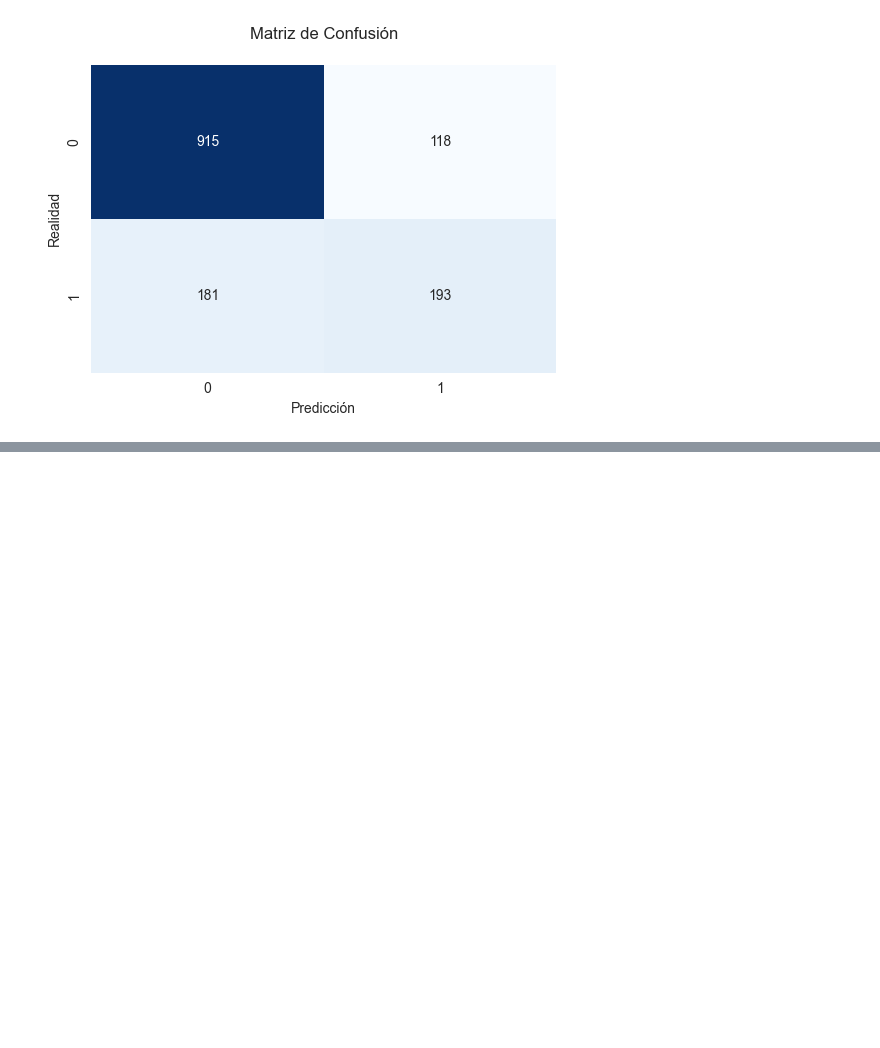
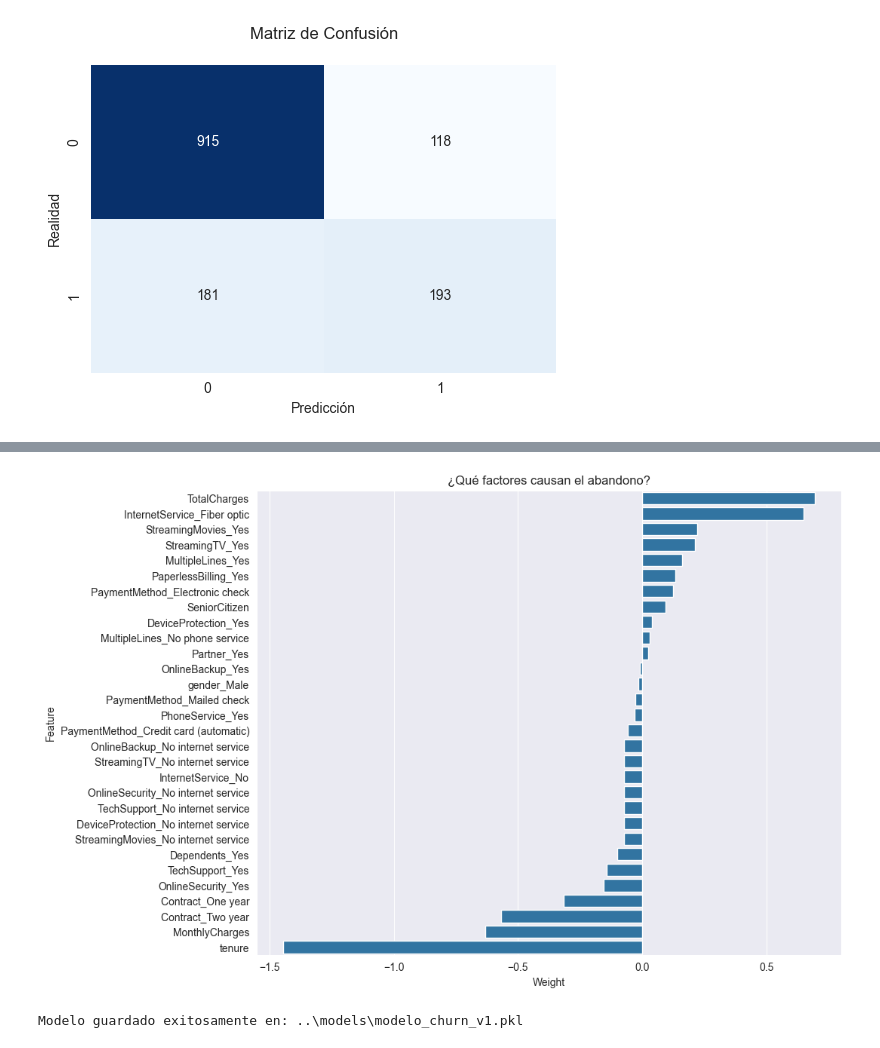
Before and after one commit to LordAguaKate/Customer-Churn-Prediction, a Jupyter notebook: notebooks/0.3-jrm-modelado.ipynb, the cells around one changed output, grey strips where cells are left out. Cells and saved outputs as stored; diff of their text form; code cells hidden in the pictures; blank space fills up the shorter version.

Commit message:
Modelo de entrenamiento completo

```diff
--- a/notebooks/0.3-jrm-modelado.ipynb
+++ b/notebooks/0.3-jrm-modelado.ipynb
@@ -120,4 +121,6 @@ plt.show()
 # %% [output]
 [figure]
 # %%
-coefficients = pipeline.named_steps['model'].coef_
+# Obtener nombres de columnas y coeficientes
+weights = pipeline.named_steps['model'].coef_[0]
+features = X.columns
@@ -124,2 +153,3 @@ coefficients = pipeline.named_steps['model'].coef_
 # %%
-coefficients
+feature_importance = pd.DataFrame({'Feature': features, 'Weight': weights})
+feature_importance = feature_importance.sort_values(by='Weight', ascending=False)
@@ -132,0 +191,16 @@ array([[ 0.09497563, -1.44574746, -0.63280053,  0.69488483, -0.01575645,
+# %%
+# Graficar
+plt.figure(figsize=(10, 8))
+sns.barplot(x='Weight', y='Feature', data=feature_importance)
+plt.title('¿Qué factores causan el abandono?')
+plt.show()
+# %% [output]
+[figure, added]
+# %%
+model_path = root_dir / "models" / "modelo_churn_v1.pkl"
+
+joblib.dump(pipeline, model_path)
+
+print(f"Modelo guardado exitosamente en: {model_path}")
+# %% [output]
+Modelo guardado exitosamente en: ..\models\modelo_churn_v1.pkl
```
Also changed, not shown: parts of 7 cells of this notebook, 2 other files.
